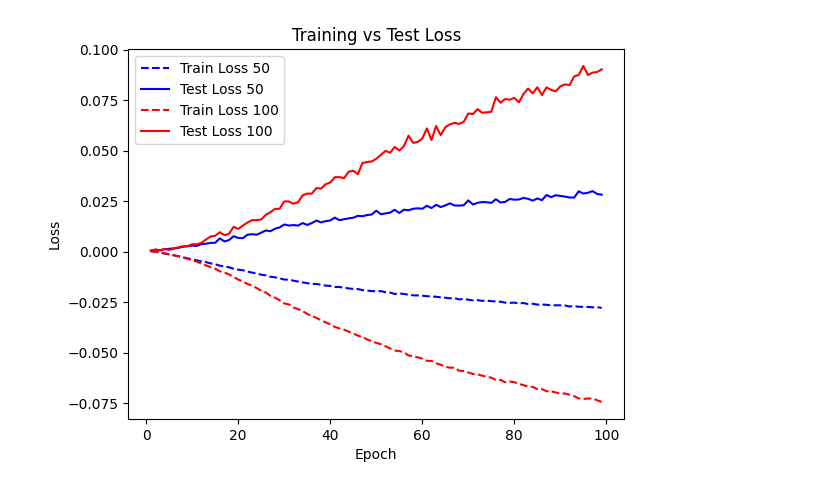
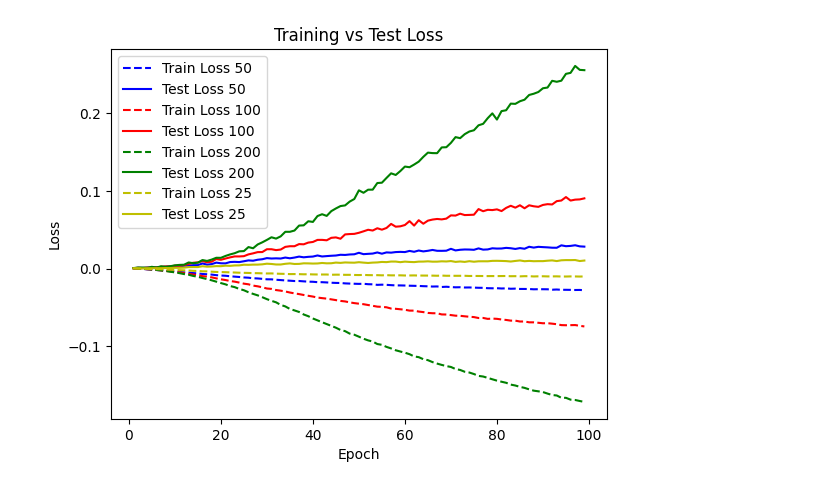
Before and after one commit to 97hongjun/Epinet-Pytorch, a Jupyter notebook: test.ipynb, the cells around one changed output. Cells and saved outputs as stored; diff of their text form; code cells hidden in the pictures.

Commit message:
add ipynb for plotting.

```diff
--- a/test.ipynb
+++ b/test.ipynb
@@ -4,25 +4,33 @@ import matplotlib.pyplot as plt
 # %%
 
 # Read the loss data
 
 input_dim = 10
 hidden_dims_model = [50, 50]
 output_dims = 2
 hidden_dims_agent = [50, 50]
 filename = f"training_loss_in{input_dim}_hid{hidden_dims_model[0]}_out{output_dims}_hid{hidden_dims_agent[0]}.log"
 filename2 = f"training_loss_in{input_dim}_hid{hidden_dims_model[0]}_out{output_dims}_hid{100}.log"
+filename3 = f"training_loss_in{input_dim}_hid{hidden_dims_model[0]}_out{output_dims}_hid{200}.log"
+filename4 = f"training_loss_in{input_dim}_hid{hidden_dims_model[0]}_out{output_dims}_hid{25}.log"
 loss_data = pd.read_csv(filename, header='infer', dtype=float)
 loss_data2 = pd.read_csv(filename2, header='infer', dtype=float)
+loss_data3 = pd.read_csv(filename3, header='infer', dtype=float)
+loss_data4 = pd.read_csv(filename4, header='infer', dtype=float)
 
 # Plot both losses
 plt.plot(loss_data['epoch'], loss_data['train_loss'], label='Train Loss 50', linestyle='--', color='b')
 plt.plot(loss_data['epoch'], loss_data['test_loss'], label='Test Loss 50', linestyle='-', color='b')
 plt.plot(loss_data2['epoch'], loss_data2['train_loss'], label='Train Loss 100', linestyle='--', color='r')
 plt.plot(loss_data2['epoch'], loss_data2['test_loss'], label='Test Loss 100', linestyle='-', color='r')
+plt.plot(loss_data3['epoch'], loss_data3['train_loss'], label='Train Loss 200', linestyle='--', color='g')
+plt.plot(loss_data3['epoch'], loss_data3['test_loss'], label='Test Loss 200', linestyle='-', color='g')
+plt.plot(loss_data4['epoch'], loss_data4['train_loss'], label='Train Loss 25', linestyle='--', color='y')
+plt.plot(loss_data4['epoch'], loss_data4['test_loss'], label='Test Loss 25', linestyle='-', color='y')
 plt.xlabel('Epoch')
 plt.ylabel('Loss')
 plt.title('Training vs Test Loss')
 plt.legend()
 plt.show()
 # %% [output]
-[figure, old version]
+[figure, new version]
```
Also changed, not shown: 2 other files.
